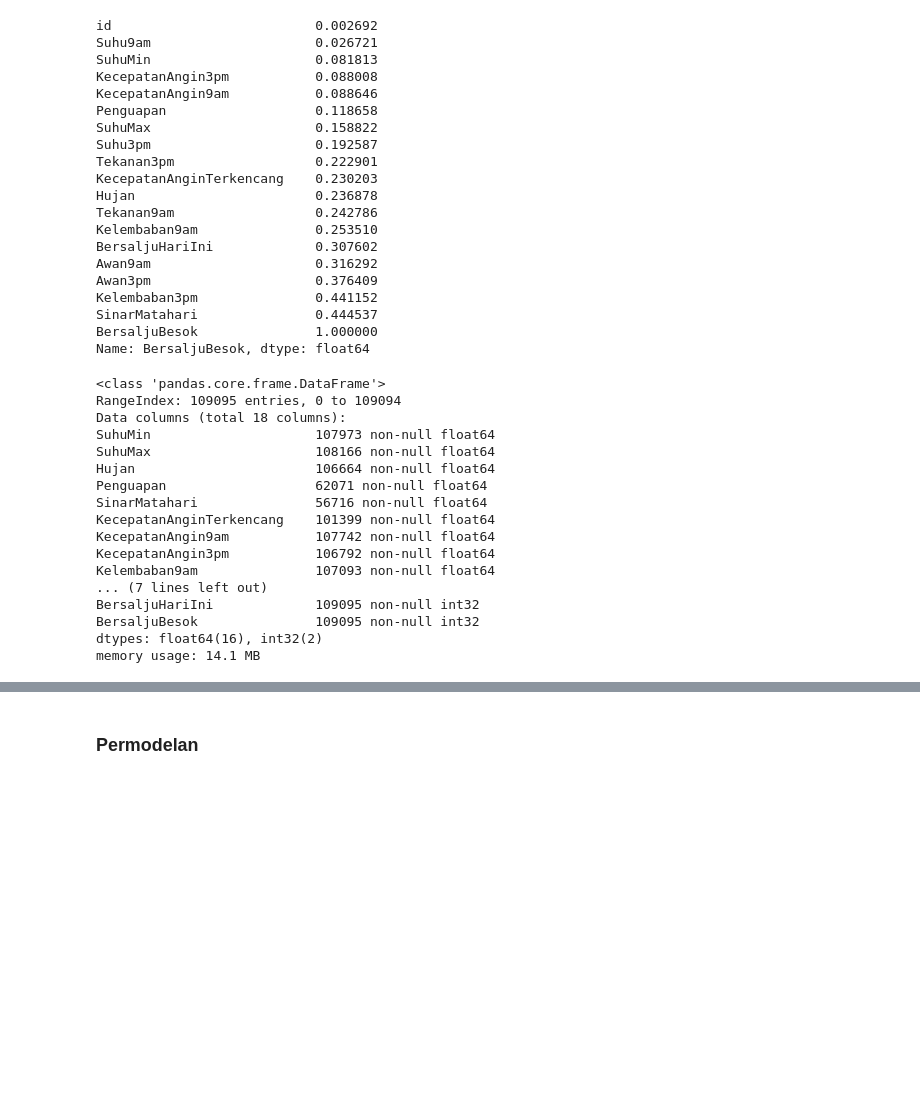
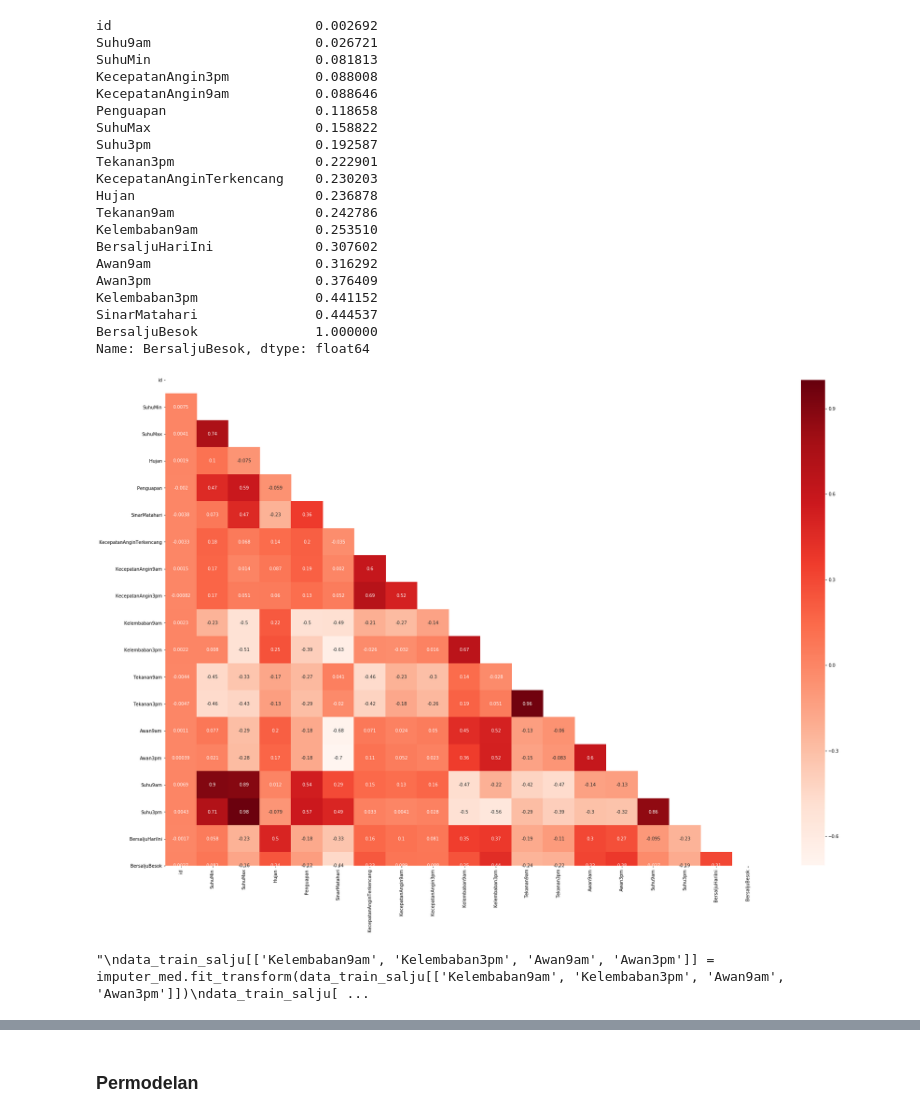
Before and after one commit to ichlasul0899/Klasifikasi-Salju-, a Jupyter notebook: code/Untitled.ipynb, the cells around one changed output, grey strips where cells are left out. Cells and saved outputs as stored; diff of their text form; code cells hidden in the pictures; blank space fills up the shorter version.

```diff
--- a/code/Untitled.ipynb
+++ b/code/Untitled.ipynb
@@ -154,30 +159,30 @@ Kelembaban3pm               0.441152
 SinarMatahari               0.444537
 BersaljuBesok               1.000000
 Name: BersaljuBesok, dtype: float64
+# %%
+mask = np.triu(np.ones_like(data_train_salju.corr()))
+corr = data_train_salju.corr()
+fig = plt.figure(figsize=(30,20))
+r = sns.heatmap(corr, annot=True, mask=mask, cmap='Reds')
+# %% [output]
+[figure, added]
 # %%
 # Drop feature yang presentase missing values > 30%???
-# %%
-# Menghapus kolom yang tidak akan digunakan dalam pemodelan
-data_train_salju.drop(['id', 'Tanggal', 'KodeLokasi','ArahAnginTerkencang','ArahAngin9am', 'ArahAngin3pm'], axis=1, inplace=True)
-data_train_salju.info()
-# %% [output]
-<class 'pandas.core.frame.DataFrame'>
-RangeIndex: 109095 entries, 0 to 109094
-Data columns (total 18 columns):
-SuhuMin                     107973 non-null float64
-SuhuMax                     108166 non-null float64
-Hujan                       106664 non-null float64
-Penguapan                   62071 non-null float64
-SinarMatahari               56716 non-null float64
-KecepatanAnginTerkencang    101399 non-null float64
-KecepatanAngin9am           107742 non-null float64
-KecepatanAngin3pm           106792 non-null float64
-Kelembaban9am               107093 non-null float64
-... (7 lines left out)
-BersaljuHariIni             109095 non-null int32
-BersaljuBesok               109095 non-null int32
-dtypes: float64(16), int32(2)
-memory usage: 14.1 MB
+# %%
+from sklearn.impute import SimpleImputer
+
+imputer_med = SimpleImputer(strategy='median')
+imputer_mean = SimpleImputer(strategy='mean')
+imputer_mf = SimpleImputer(strategy='most_frequent')
+'''
+data_train_salju[['Kelembaban9am', 'Kelembaban3pm', 'Awan9am', 'Awan3pm']] = imputer_med.fit_transform(data_train_salju[['Kelembaban9am', 'Kelembaban3pm', 'Awan9am', 'Awan3pm']])
+data_train_salju[['SuhuMin', 'SuhuMax', 'Hujan', 'Penguapan', 'SinarMatahari', 'KecepatanAnginTerkencang', 'KecepatanAngin9am', 'KecepatanAngin3pm', 'Tekanan9am', 'Tekanan3pm', 'Suhu9am', 'Suhu3pm']] = imputer_mean.fit_transform(data_train_salju[['SuhuMin', 'SuhuMax', 'Hujan', 'Penguapan', 'SinarMatahari', 'KecepatanAnginTerkencang', 'KecepatanAngin9am', 'KecepatanAngin3pm', 'Tekanan9am', 'Tekanan3pm', 'Suhu9am', 'Suhu3pm']])
+data_train_salju['ArahAnginTerkencang','ArahAngin9am', 'ArahAngin3pm'] = imputer_mf.fit_transform(data_train_salju[['ArahAnginTerkencang','ArahAngin9am', 'ArahAngin3pm']])
+
+'''
+#data_train_salju.isnull().sum()
+# %% [output]
+"\ndata_train_salju[['Kelembaban9am', 'Kelembaban3pm', 'Awan9am', 'Awan3pm']] = imputer_med.fit_transform(data_train_salju[['Kelembaban9am', 'Kelembaban3pm', 'Awan9am', 'Awan3pm']])\ndata_train_salju[ ...
 # %%
 # Handling missing values dengan memberi nilai median dan rata-rata pada baris yang memiliki nilai null
 data_train_salju['SuhuMin'].fillna(data_train_salju['SuhuMin'].mean(), inplace=True)
```
Also changed, not shown: parts of 24 cells of this notebook.
